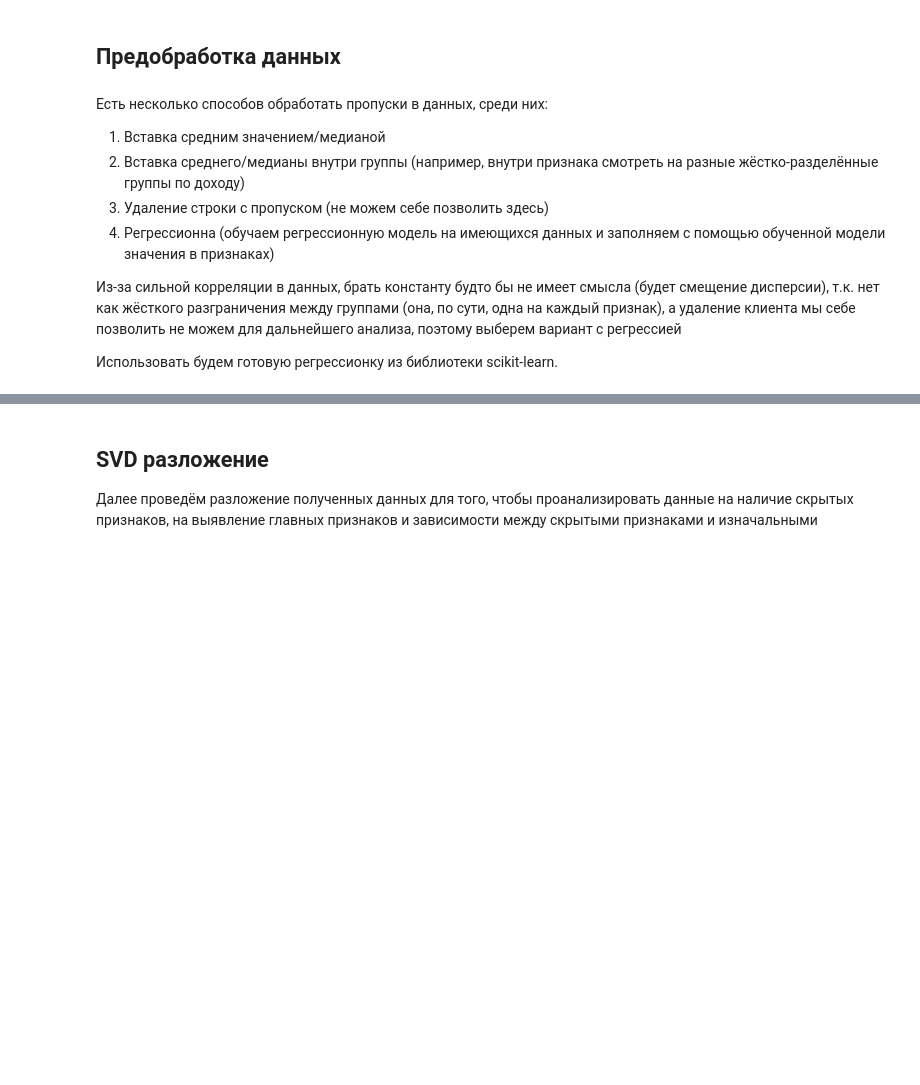
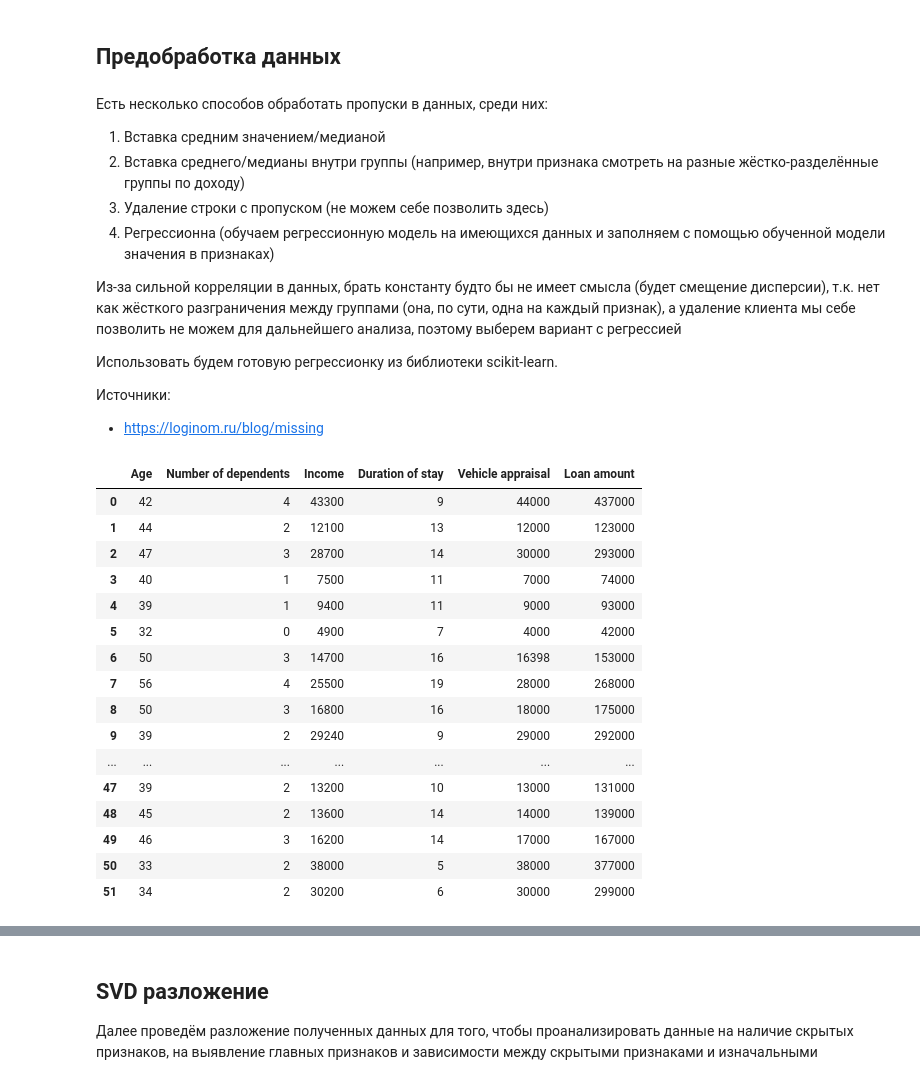
Before and after one commit to GrafVonTee/Kalyagin-Lab1, a Jupyter notebook: lab1.ipynb, the cells around one changed output, grey strips where cells are left out. Drawn from its saved outputs; the diff is of its cells as text; code cells hidden in the pictures; blank space fills up the shorter version.

```diff
--- a/lab1.ipynb
+++ b/lab1.ipynb
@@ -153,3 +159,29 @@ draw_corr_plots(df)
 Из-за сильной корреляции в данных, брать константу будто бы не имеет смысла (будет смещение дисперсии), т.к. нет как жёсткого разграничения между группами (она, по сути, одна на каждый признак), а удаление клиента мы себе позволить не можем для дальнейшего анализа, поэтому выберем вариант с регрессией
 
 Использовать будем готовую регрессионку из библиотеки scikit-learn.
+
+Источники:
+- https://loginom.ru/blog/missing
+# %%
+# Вот базовый класс заполнителя пропусков
+imputer = IterativeImputer(BayesianRidge(), max_iter=20, random_state=0)
+df_new = pd.DataFrame(imputer.fit_transform(df), columns=df.columns).map(lambda x: int(x))
+df_new
+# %% [output]
+|  | Age | Number of dependents | Income | Duration of stay | Vehicle appraisal | Loan amount |
+| 0 | 42 | 4 | 43300 | 9 | 44000 | 437000 |
+| 1 | 44 | 2 | 12100 | 13 | 12000 | 123000 |
+| 2 | 47 | 3 | 28700 | 14 | 30000 | 293000 |
+| 3 | 40 | 1 | 7500 | 11 | 7000 | 74000 |
+| 4 | 39 | 1 | 9400 | 11 | 9000 | 93000 |
+| 5 | 32 | 0 | 4900 | 7 | 4000 | 42000 |
+| 6 | 50 | 3 | 14700 | 16 | 16398 | 153000 |
+| 7 | 56 | 4 | 25500 | 19 | 28000 | 268000 |
+| 8 | 50 | 3 | 16800 | 16 | 18000 | 175000 |
+| 9 | 39 | 2 | 29240 | 9 | 29000 | 292000 |
+| ... | ... | ... | ... | ... | ... | ... |
+| 47 | 39 | 2 | 13200 | 10 | 13000 | 131000 |
+| 48 | 45 | 2 | 13600 | 14 | 14000 | 139000 |
+| 49 | 46 | 3 | 16200 | 14 | 17000 | 167000 |
+| 50 | 33 | 2 | 38000 | 5 | 38000 | 377000 |
+| 51 | 34 | 2 | 30200 | 6 | 30000 | 299000 |
```
Also changed, not shown: parts of 32 cells of this notebook.
